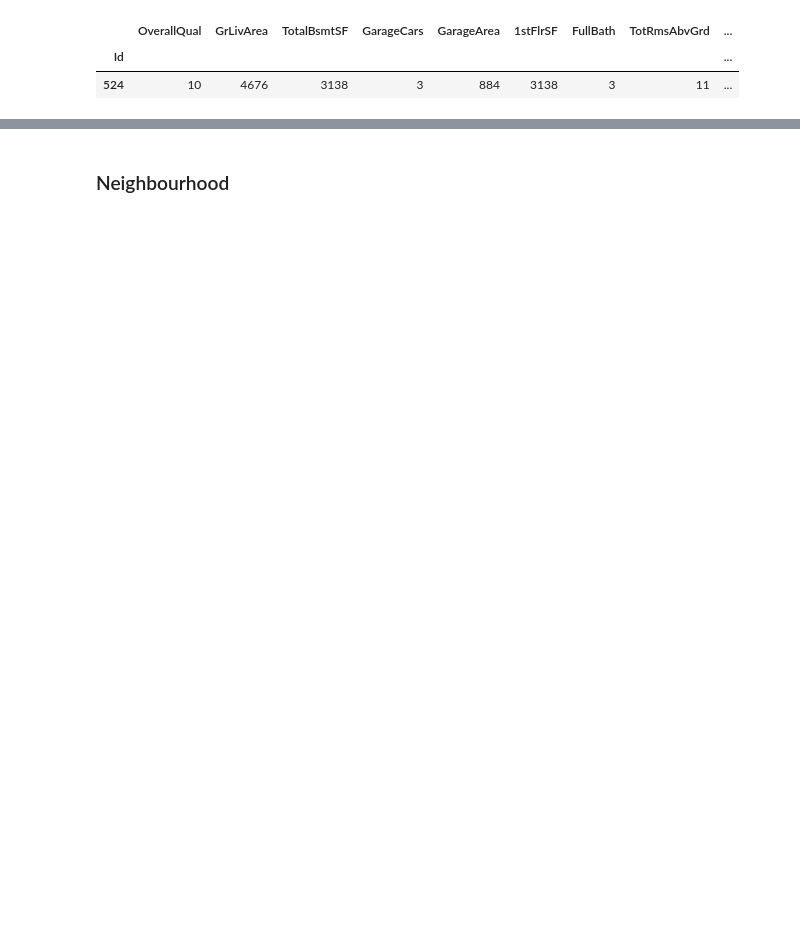
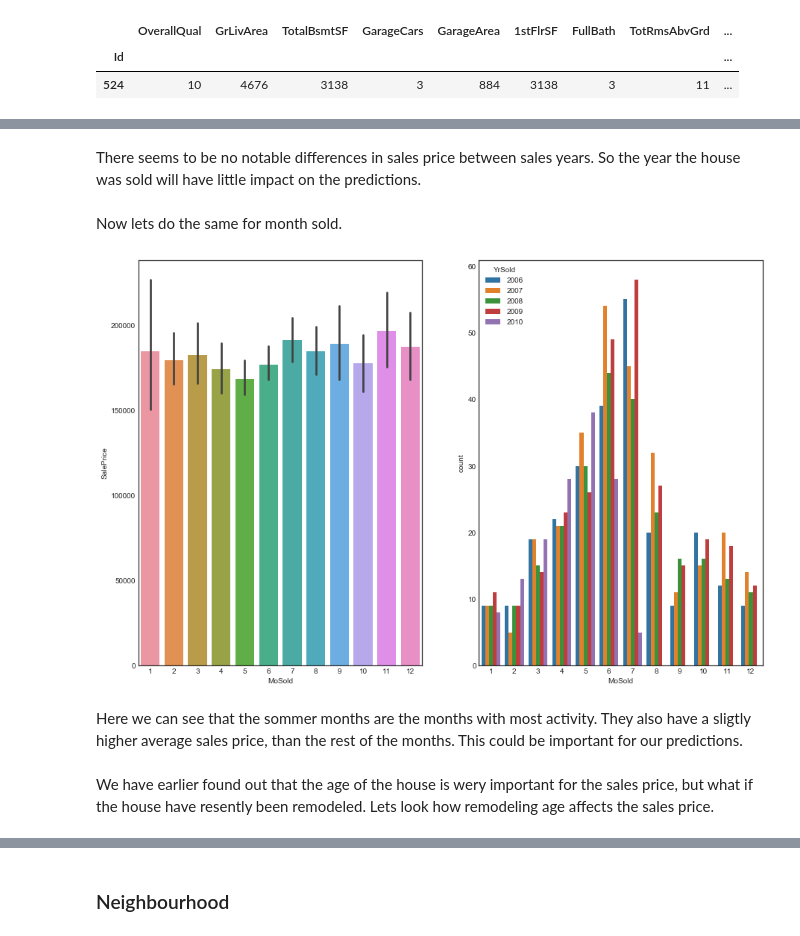
Before and after one commit to mabjork/Algorithmic-Machine-Learning, a Jupyter notebook: Notebooks/challenges/Final-HouseSales-2.ipynb, the cells around one changed output, grey strips where cells are left out. Saved outputs shown, nothing was run; the diff lists cells and outputs as text; code cells hidden in the pictures; blank space fills up the shorter version.

```diff
--- a/Notebooks/challenges/Final-HouseSales-2.ipynb
+++ b/Notebooks/challenges/Final-HouseSales-2.ipynb
@@ -415,0 +450,17 @@ res
+# %% [markdown]
+There seems to be no notable differences in sales price between sales years. So the year the house was sold will have little impact on the predictions.
+# %% [markdown]
+Now lets do the same for month sold.
+# %%
+plt.figure(figsize=(15,10))
+plt.subplot("121")
+sns.barplot(x='MoSold',y='SalePrice', data=houseDataDF)
+plt.subplot("122")
+sns.countplot(x="MoSold", hue="YrSold", data=houseDataDF)
+plt.show()
+# %% [output]
+[figure, added]
+# %% [markdown]
+Here we can see that the sommer months are the months with most activity. They also have a sligtly higher average sales price, than the rest of the months. This could be important for our predictions.
+# %% [markdown]
+We have earlier found out that the age of the house is wery important for the sales price, but what if the house have resently been remodeled. Lets look how remodeling age affects the sales price.
```
Also changed, not shown: parts of 106 cells of this notebook, 2 other files.
